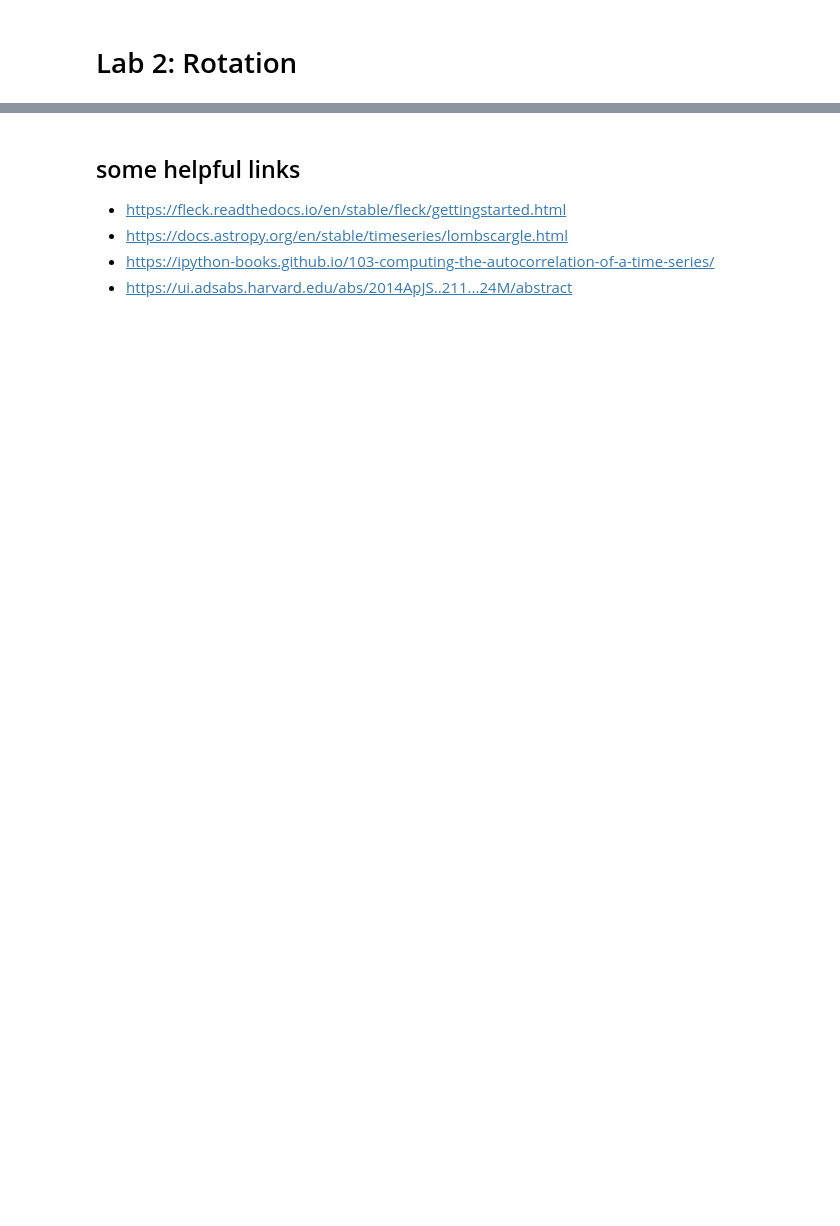
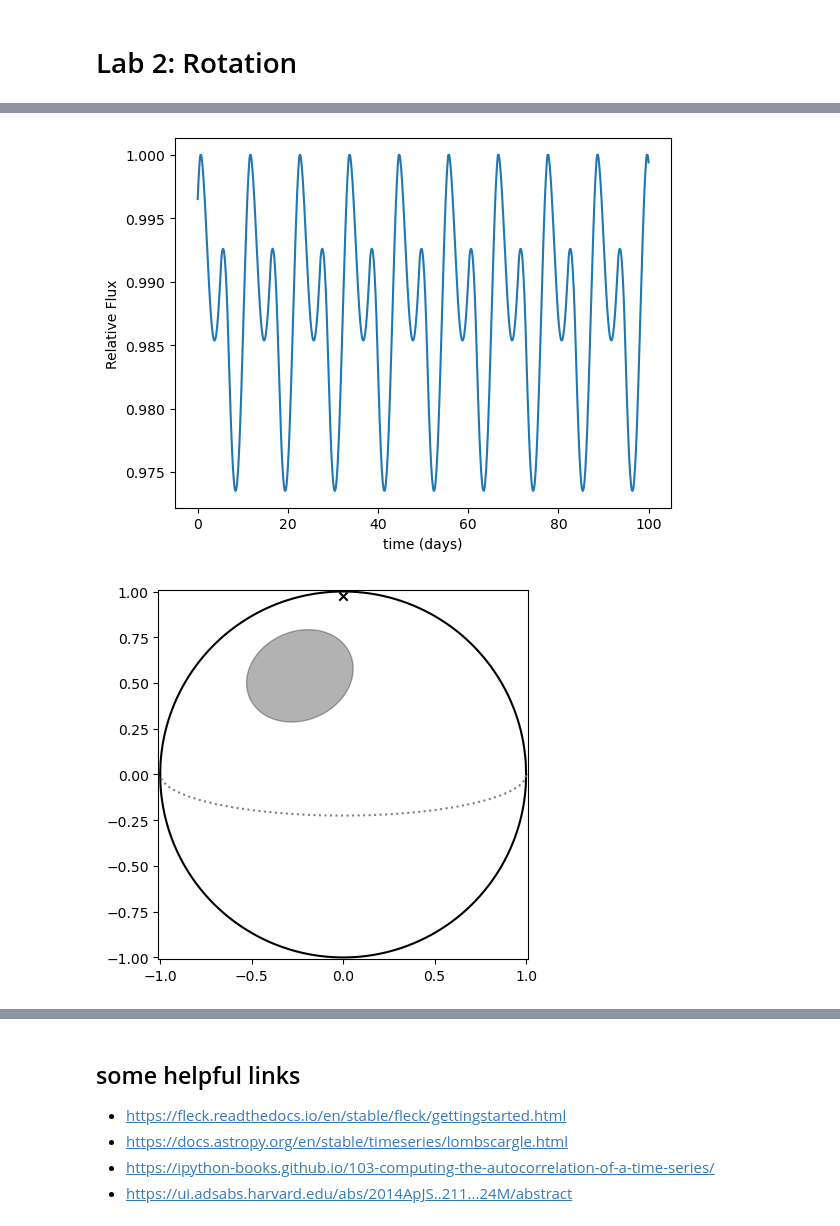
Before and after one commit to jradavenport/astr598_au2025, a Jupyter notebook: lab2/NAME-lab2.ipynb, the cells around one changed output, grey strips where cells are left out. Cells and saved outputs as stored; diff of their text form; code cells hidden in the pictures; blank space fills up the shorter version.

```diff
--- a/lab2/NAME-lab2.ipynb
+++ b/lab2/NAME-lab2.ipynb
@@ -52,32 +56,35 @@ spot_lats = np.array([[25], [45]]) * u.deg # latitude (-90,90)
 
 
 # create an array of times (could change for actual times of data)
 times = np.linspace(0, 100, 1000)
 
 # generate a rotating star
 star = Star(spot_contrast=spot_contrast, n_phases=len(times), u_ld=u_ld,
             rotation_period=11)
 
 # render the light curve
 lcs = star.light_curve(spot_lons, spot_lats, spot_rads, incl, times=times,
                        time_ref=0 # time when lon=0 faces observer
                       )
 
 # plot simulated light curve
 plt.plot(times, lcs.flatten())
 plt.xlabel('time (days)')
 plt.ylabel('Relative Flux')
 plt.show()
 
 # make cartoon of star
 star.plot(spot_lons, spot_lats, spot_rads, incl,
-          time=5.1,
+          time=9,
           time_ref=0)
 plt.show()
 
 # demo how to use ACF
 model_ACF = ACF(lcs.flatten())
-plt.plot(model_ACF)
+plt.plot(times, model_ACF)
 plt.xlabel('lag (days')
 plt.ylabel('ACF')
 plt.show()
+# %% [output]
+[figure, added]
+[figure, added]
```
Also changed, not shown: parts of 3 cells of this notebook.
